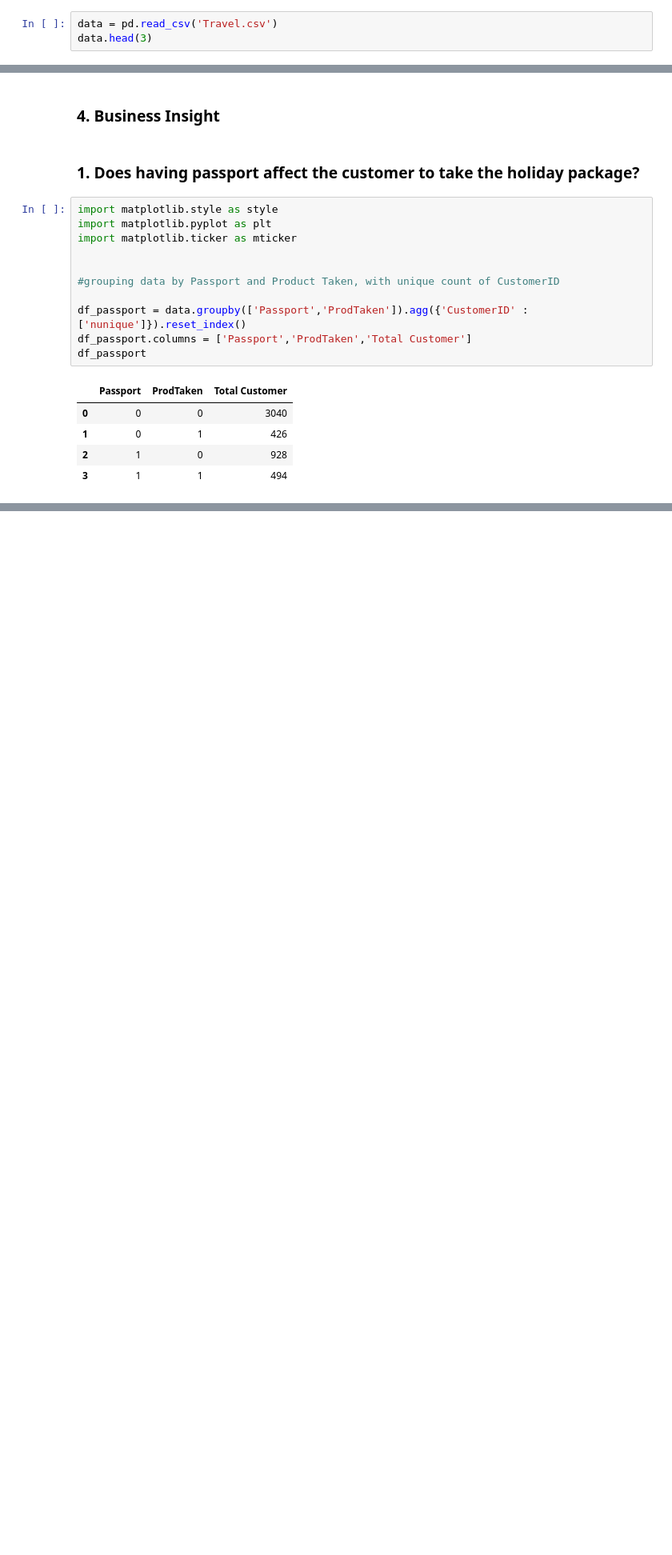
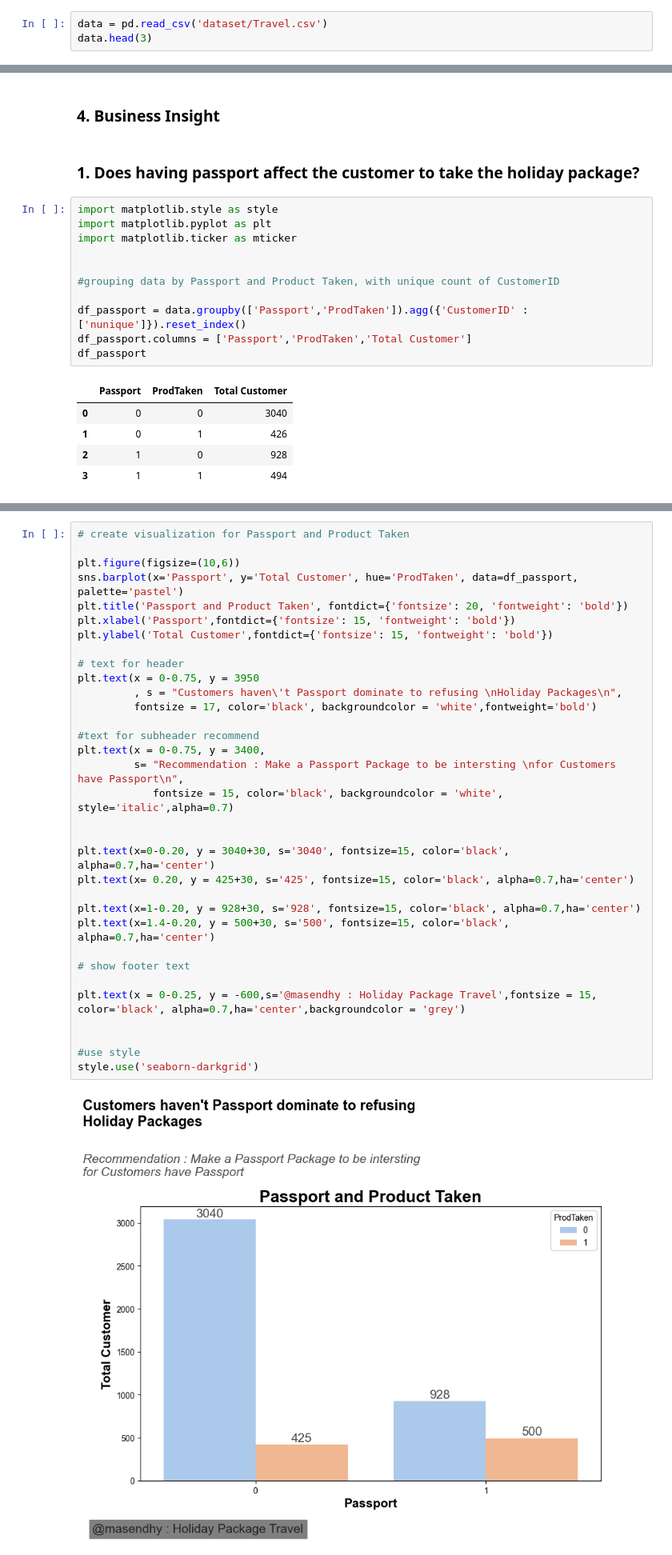
Before and after one commit to masendhy/Holiday_Package_Prediction, a Jupyter notebook: Holiday_Package.ipynb, the cells around one changed output, grey strips where cells are left out. Shown at 80% size. Drawn from its saved outputs; the diff is of its cells as text; blank space fills up the shorter version.

```diff
--- a/Holiday_Package.ipynb
+++ b/Holiday_Package.ipynb
@@ -23,7 +23,7 @@ print(pd.__version__)
 # %% [markdown]
 **Importing the dataset**
 # %%
-data = pd.read_csv('Travel.csv')
+data = pd.read_csv('dataset/Travel.csv')
 data.head(3)
 # %% [output]
 |  | CustomerID | ProdTaken | Age | TypeofContact | CityTier | DurationOfPitch | Occupation | Gender | ... |
@@ -378,0 +362,35 @@ Text(-0.75, 3950, "CUstomers haven't Passport dominate to refusing Holiday Packa
+# %%
+# create visualization for Passport and Product Taken
+
+plt.figure(figsize=(10,6))
+sns.barplot(x='Passport', y='Total Customer', hue='ProdTaken', data=df_passport, palette='pastel')
+plt.title('Passport and Product Taken', fontdict={'fontsize': 20, 'fontweight': 'bold'})
+plt.xlabel('Passport',fontdict={'fontsize': 15, 'fontweight': 'bold'})
+plt.ylabel('Total Customer',fontdict={'fontsize': 15, 'fontweight': 'bold'})
+
+# text for header
+plt.text(x = 0-0.75, y = 3950
+         , s = "Customers haven\'t Passport dominate to refusing \nHoliday Packages\n",
+         fontsize = 17, color='black', backgroundcolor = 'white',fontweight='bold')
+
+#text for subheader recommend
+plt.text(x = 0-0.75, y = 3400,
+         s= "Recommendation : Make a Passport Package to be intersting \nfor Customers have Passport\n",
+            fontsize = 15, color='black', backgroundcolor = 'white', style='italic',alpha=0.7)
+
+
+plt.text(x=0-0.20, y = 3040+30, s='3040', fontsize=15, color='black', alpha=0.7,ha='center')
+plt.text(x= 0.20, y = 425+30, s='425', fontsize=15, color='black', alpha=0.7,ha='center')
+
+plt.text(x=1-0.20, y = 928+30, s='928', fontsize=15, color='black', alpha=0.7,ha='center')
+plt.text(x=1.4-0.20, y = 500+30, s='500', fontsize=15, color='black', alpha=0.7,ha='center')
+
+# show footer text
+
+plt.text(x = 0-0.25, y = -600,s='@masendhy : Holiday Package Travel',fontsize = 15, color='black', alpha=0.7,ha='center',backgroundcolor = 'grey')
+
+
+#use style
+style.use('seaborn-darkgrid')
+# %% [output]
+[figure, added]
```
Also changed, not shown: parts of 26 cells of this notebook, 1 other file.
